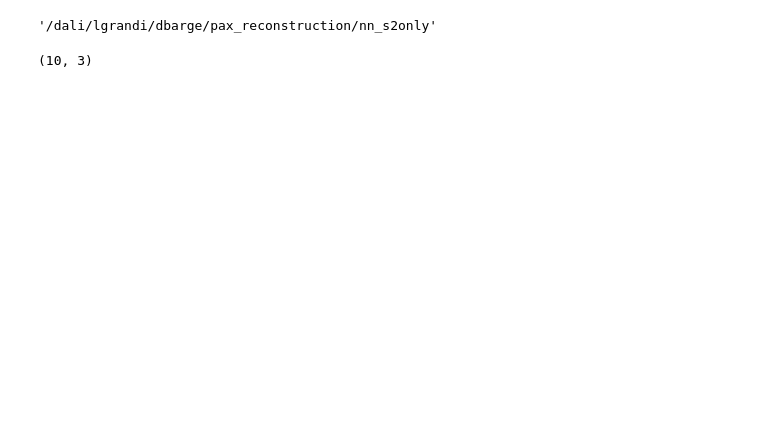
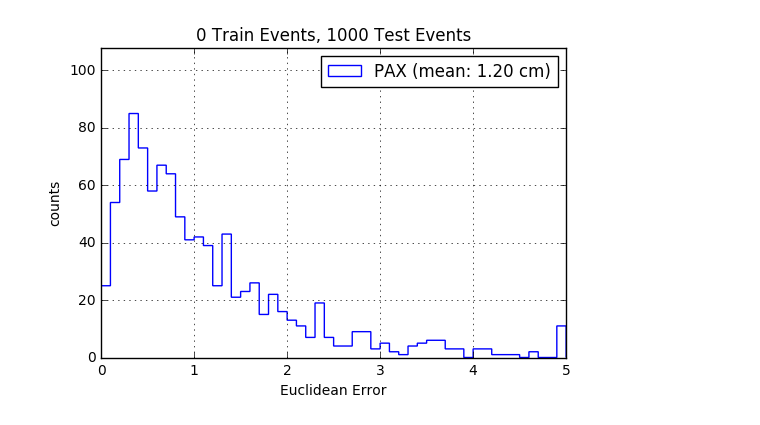
Before and after one commit to dbarg/pax_reconstruction, a Jupyter notebook: nn_s2waveforms_xy_evaluate.ipynb, the cells around one changed output. Saved outputs shown, nothing was run; the diff lists cells and outputs as text; code cells hidden in the pictures; blank space fills up the shorter version.

```diff
--- a/nn_s2waveforms_xy_evaluate.ipynb
+++ b/nn_s2waveforms_xy_evaluate.ipynb
@@ -76,73 +65,37 @@ x_pred =
 # %%
 
 #------------------------------------------------------------------------------
+# Euclidean Error
 #------------------------------------------------------------------------------
 
-#f = 'sbatch_nn/10k/nn_pred.npy'
-#f = 'sbatch_nn/50k/nn_pred.npy'
-f = 'sbatch_nn/old/60k/nn_pred.npy'
-
-arr    = np.load(f)
-
-xmean = np.mean(arr)
-xmin  = np.amin(arr)
-xmax  = np.amax(arr)
-nz    = np.count_nonzero(arr)
-
-#print(arr.shape)
-#print(arr[0:3,:])
-#print(nz)
-#print("xmin: {0}".format(xmin))
-#print("xmax: {0}".format(xmax))
-
-
-#------------------------------------------------------------------------------
-#------------------------------------------------------------------------------
-
-x_true  = arr[:,0]
-y_true  = arr[:,1]
-x_s2    = arr[:,2]
-y_s2    = arr[:,3]
-x_pred  = arr[:,4]
-y_pred  = arr[:,5]
-dx_s2   = x_true - x_s2
-dy_s2   = y_true - y_s2
+dx_s2   = x_true - x_reco
+dy_s2   = y_true - y_reco
 dx_pred = x_true - x_pred
 dy_pred = y_true - y_pred
 
 dr2_s2        = np.sqrt(dx_s2**2   + dy_s2**2)
 dr2_pred      = np.sqrt(dx_pred**2 + dy_pred**2)
 dr2_s2_mean   = np.mean(dr2_s2)
 dr2_pred_mean = np.mean(dr2_pred)
 
 
 #------------------------------------------------------------------------------
+# Plot Error
 #------------------------------------------------------------------------------
 
 xmax=5
 
 lbl_s2   = "PAX (mean: {0:.2f} cm)".format(dr2_s2_mean)
 lbl_pred = "NN  (mean: {0:.2f} cm)".format(dr2_pred_mean)
 
 plt.hist(np.clip(dr2_s2  , 0, xmax), bins=50, range=[0, xmax], histtype='step', label=lbl_s2)
-plt.hist(np.clip(dr2_pred, 0, xmax), bins=50, range=[0, xmax], histtype='step', label=lbl_pred)
-#plt.hist(np.clip(dr2_s2, 0, xmax), bins=50, histtype='step', label=lbl_pred)
+#plt.hist(np.clip(dr2_pred, 0, xmax), bins=50, range=[0, xmax], histtype='step', label=lbl_pred)
 
 plt.xlabel("Euclidean Error")
 plt.ylabel("counts")
-plt.title("Train Events: {0}\nTest Events: {1}".format(0, arr.shape[0]))
+plt.title("{0} Train Events, {1} Test Events".format(0, arr.shape[0]))
 plt.ylim([0, plt.gca().get_ylim()[1]*1.2])
 plt.legend()
 plt.grid()
+# %% [output]
+[figure, added]
-# %%
-os.getcwd()
-# %% [output]
-'/dali/lgrandi/dbarge/pax_reconstruction/nn_s2only'
-# %%
-
-f   = 'nn_hist_acc87_evts01000_1270-127-2.npy'
-arr = np.load(f)
-
-print(arr.shape)
-# %% [output]
-(10, 3)
```
Also changed, not shown: parts of 7 cells of this notebook, 4 other files.
